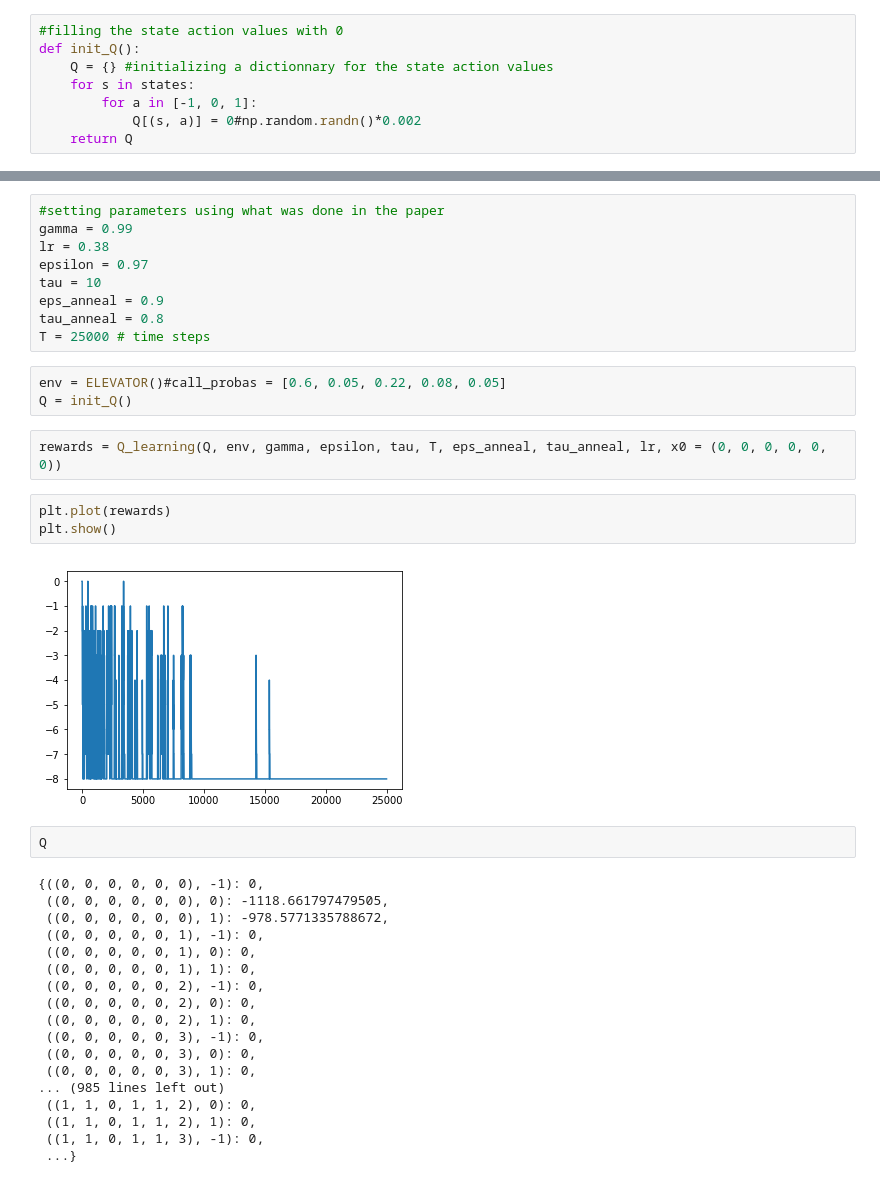
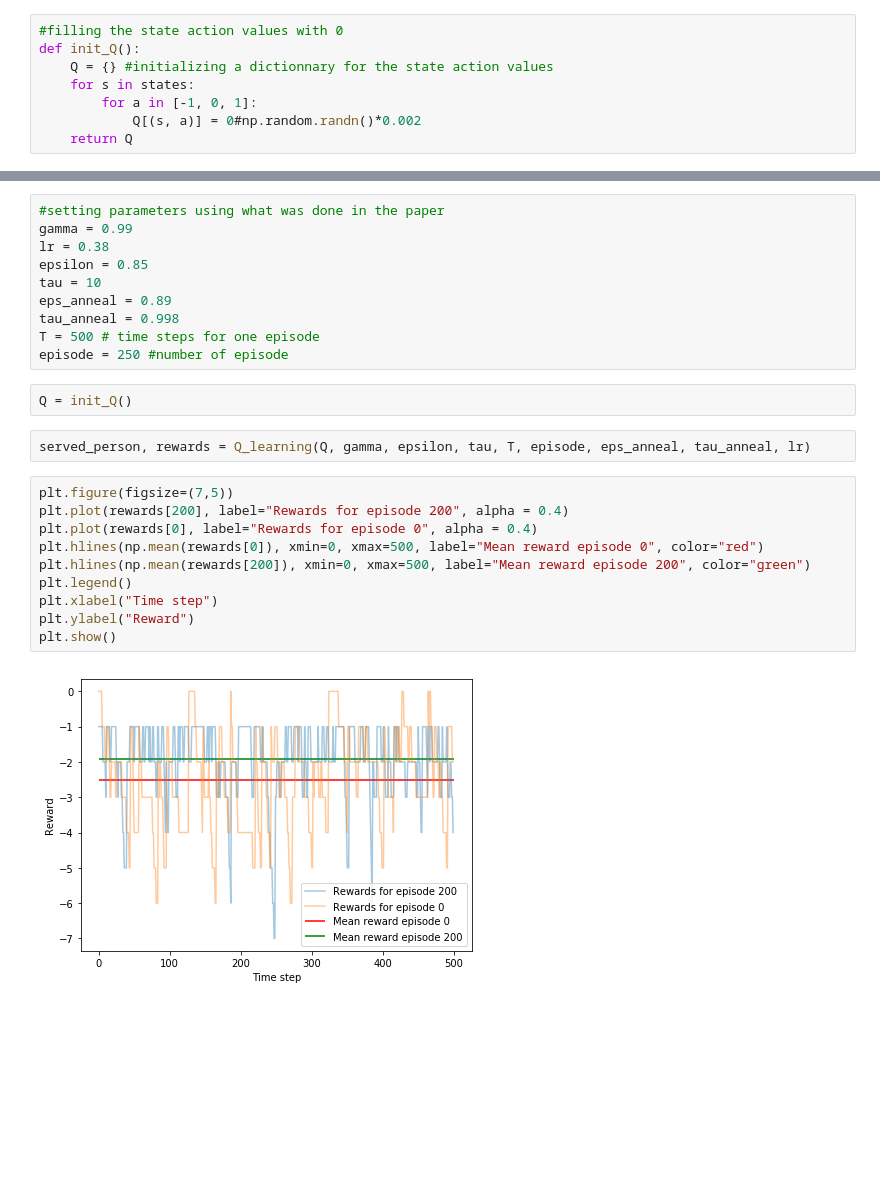
Before and after one commit to gabrielkasmi/reinforcement_learning, a Jupyter notebook: RL_elevator.ipynb, the cells around one changed output, grey strips where cells are left out. Drawn from its saved outputs; the diff is of its cells as text; blank space fills up the shorter version.

```diff
--- a/RL_elevator.ipynb
+++ b/RL_elevator.ipynb
@@ -240,38 +258,25 @@ def Q_learning(Q, env, gamma, epsilon, tau, T, eps_anneal, tau_anneal, lr=None,
 #setting parameters using what was done in the paper
 gamma = 0.99
 lr = 0.38
-epsilon = 0.97
+epsilon = 0.85
 tau = 10
-eps_anneal = 0.9
-tau_anneal = 0.8
-T = 25000 # time steps
+eps_anneal = 0.89
+tau_anneal = 0.998
+T = 500 # time steps for one episode
+episode = 250 #number of episode
-# %%
-env = ELEVATOR()#call_probas = [0.6, 0.05, 0.22, 0.08, 0.05]
-Q = init_Q()
+# %%
+Q = init_Q()
 # %%
-rewards = Q_learning(Q, env, gamma, epsilon, tau, T, eps_anneal, tau_anneal, lr, x0 = (0, 0, 0, 0, 0, 0))
+served_person, rewards = Q_learning(Q, gamma, epsilon, tau, T, episode, eps_anneal, tau_anneal, lr)
-# %%
-plt.plot(rewards)
-plt.show()
-# %% [output]
-[figure, removed]
-# %%
-Q
-# %% [output]
-{((0, 0, 0, 0, 0, 0), -1): 0,
- ((0, 0, 0, 0, 0, 0), 0): -1118.661797479505,
- ((0, 0, 0, 0, 0, 0), 1): -978.5771335788672,
- ((0, 0, 0, 0, 0, 1), -1): 0,
- ((0, 0, 0, 0, 0, 1), 0): 0,
- ((0, 0, 0, 0, 0, 1), 1): 0,
- ((0, 0, 0, 0, 0, 2), -1): 0,
- ((0, 0, 0, 0, 0, 2), 0): 0,
- ((0, 0, 0, 0, 0, 2), 1): 0,
- ((0, 0, 0, 0, 0, 3), -1): 0,
- ((0, 0, 0, 0, 0, 3), 0): 0,
- ((0, 0, 0, 0, 0, 3), 1): 0,
-... (985 lines left out)
- ((1, 1, 0, 1, 1, 2), 0): 0,
- ((1, 1, 0, 1, 1, 2), 1): 0,
- ((1, 1, 0, 1, 1, 3), -1): 0,
- ...}
+# %%
+plt.figure(figsize=(7,5))
+plt.plot(rewards[200], label="Rewards for episode 200", alpha = 0.4)
+plt.plot(rewards[0], label="Rewards for episode 0", alpha = 0.4)
+plt.hlines(np.mean(rewards[0]), xmin=0, xmax=500, label="Mean reward episode 0", color="red")
+plt.hlines(np.mean(rewards[200]), xmin=0, xmax=500, label="Mean reward episode 200", color="green")
+plt.legend()
+plt.xlabel("Time step")
+plt.ylabel("Reward")
+plt.show()
+# %% [output]
+[figure, added]
```
Also changed, not shown: parts of 8 cells of this notebook.
